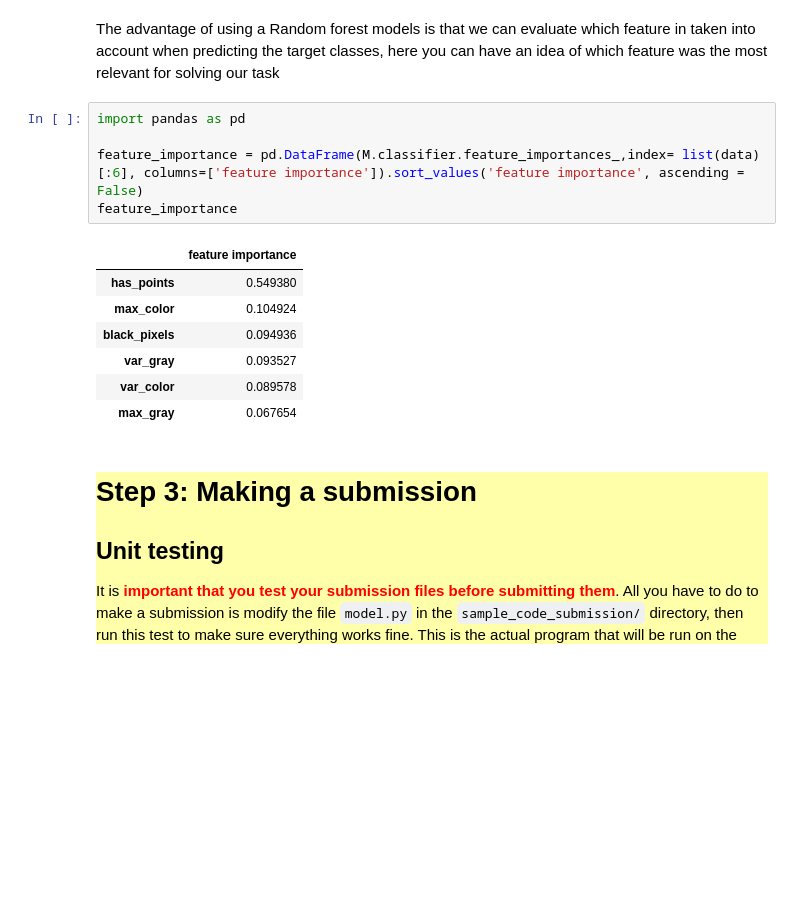
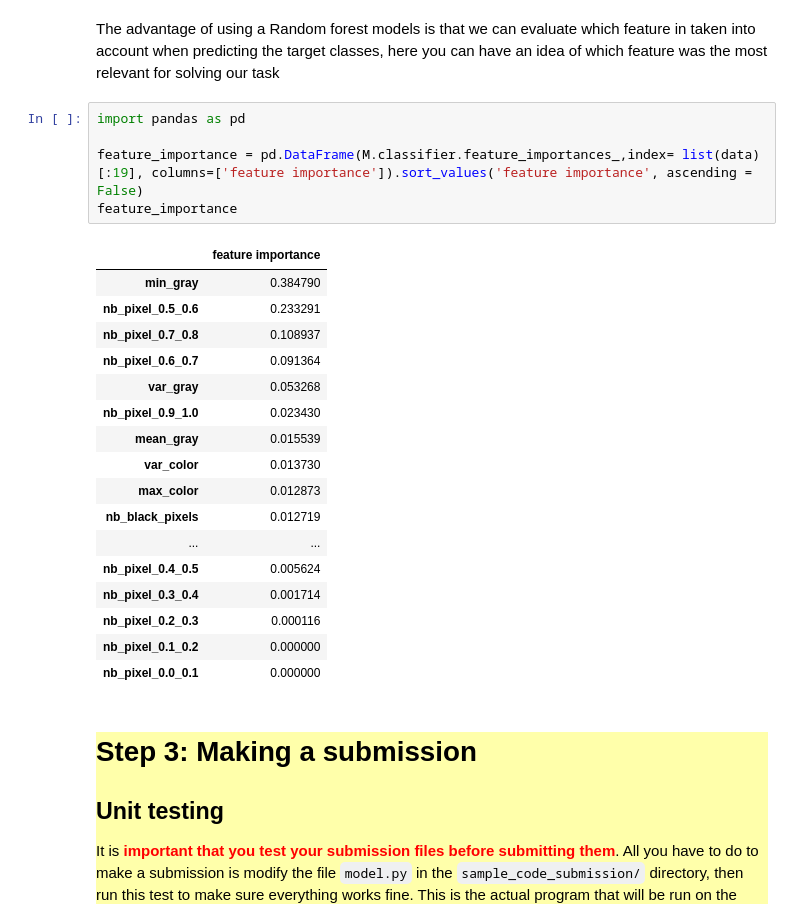
Before and after one commit to Theodb/MediChal, a Jupyter notebook: starting_kit/README.ipynb, the cells around one changed output. Saved outputs shown, nothing was run; the diff lists cells and outputs as text; blank space fills up the shorter version.

```diff
--- a/starting_kit/README.ipynb
+++ b/starting_kit/README.ipynb
@@ -341,16 +386,26 @@ The advantage of using a Random forest models is that we can evaluate which feat
 # %%
 import pandas as pd
 
-feature_importance = pd.DataFrame(M.classifier.feature_importances_,index= list(data)[:6], columns=['feature importance']).sort_values('feature importance', ascending = False)
+feature_importance = pd.DataFrame(M.classifier.feature_importances_,index= list(data)[:19], columns=['feature importance']).sort_values('feature importance', ascending = False)
 feature_importance
 # %% [output]
 |  | feature importance |
-| has_points | 0.549380 |
-| max_color | 0.104924 |
-| black_pixels | 0.094936 |
-| var_gray | 0.093527 |
-| var_color | 0.089578 |
-| max_gray | 0.067654 |
+| min_gray | 0.384790 |
+| nb_pixel_0.5_0.6 | 0.233291 |
+| nb_pixel_0.7_0.8 | 0.108937 |
+| nb_pixel_0.6_0.7 | 0.091364 |
+| var_gray | 0.053268 |
+| nb_pixel_0.9_1.0 | 0.023430 |
+| mean_gray | 0.015539 |
+| var_color | 0.013730 |
+| max_color | 0.012873 |
+| nb_black_pixels | 0.012719 |
+| ... | ... |
+| nb_pixel_0.4_0.5 | 0.005624 |
+| nb_pixel_0.3_0.4 | 0.001714 |
+| nb_pixel_0.2_0.3 | 0.000116 |
+| nb_pixel_0.1_0.2 | 0.000000 |
+| nb_pixel_0.0_0.1 | 0.000000 |
 # %% [markdown]
 
 
```
Also changed, not shown: parts of 19 cells of this notebook.
